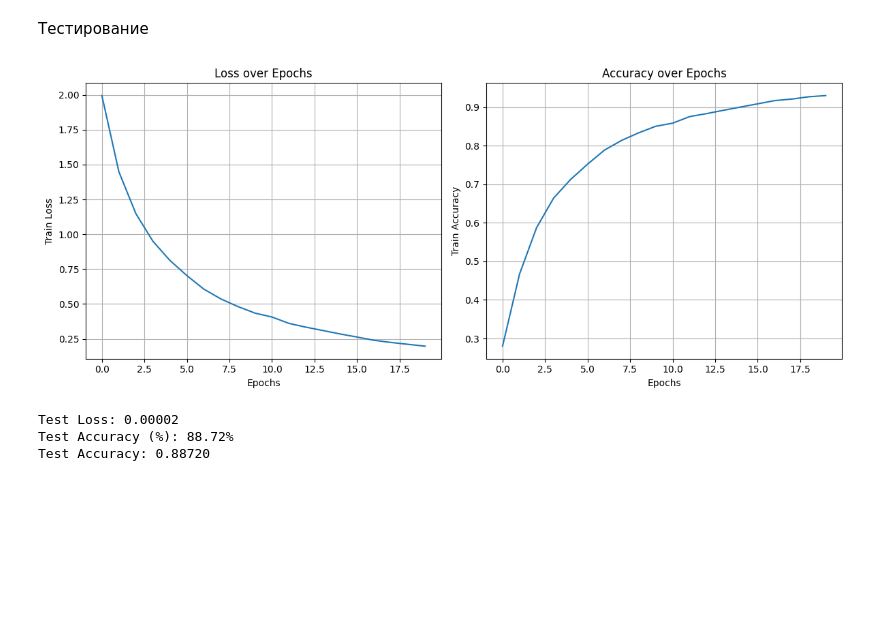
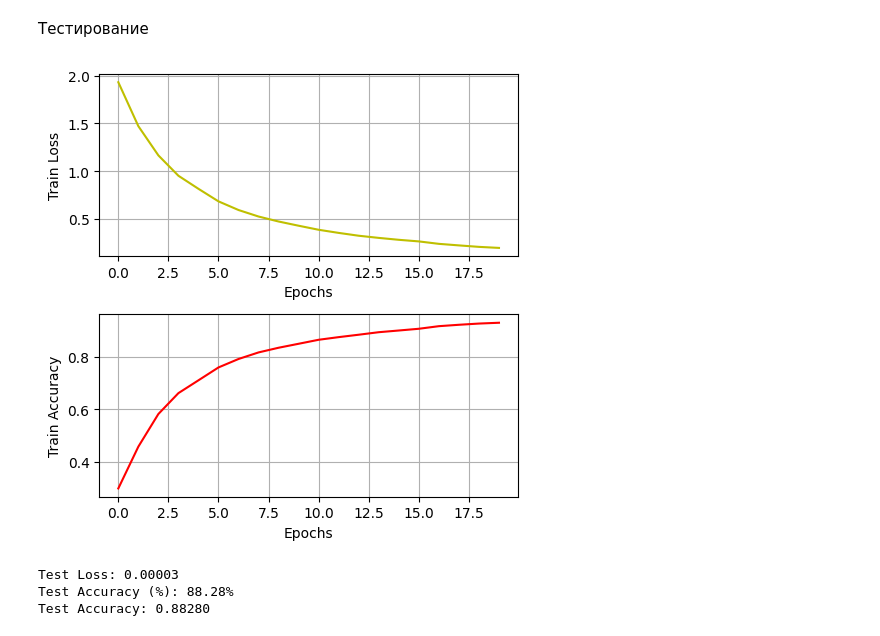
Before and after one commit to Rodimkov/deep-learning-course-practice-2024, a Jupyter notebook: laboratory_work_2/GUZANOVBG/lab2.ipynb, the cells around one changed output. Cells and saved outputs as stored; diff of their text form; code cells hidden in the pictures; blank space fills up the shorter version.

```diff
--- a/laboratory_work_2/GUZANOVBG/lab2.ipynb
+++ b/laboratory_work_2/GUZANOVBG/lab2.ipynb
@@ -52,14 +52,13 @@ transform_train = transforms.Compose([
     transforms.RandomCrop(32, padding=4),
     transforms.RandomHorizontalFlip(),
     transforms.ToTensor(),
-    #transforms.Normalize((0.5, 0.5, 0.5), (0.5, 0.5, 0.5))
-    transforms.Normalize((0.4914, 0.4822, 0.4465), (0.2470, 0.2435, 0.2616)),
+    transforms.Normalize((0.5, 0.5, 0.5), (0.5, 0.5, 0.5)),
+
 ])
 
 transform_test = transforms.Compose([
     transforms.ToTensor(),
-    #transforms.Normalize((0.5, 0.5, 0.5), (0.5, 0.5, 0.5))
-    transforms.Normalize((0.4914, 0.4822, 0.4465), (0.2470, 0.2435, 0.2616)),
+    transforms.Normalize((0.5, 0.5, 0.5), (0.5, 0.5, 0.5)),
 ])
 
 trainset = torchvision.datasets.CIFAR10(root='./data',
@@ -82,8 +81,8 @@ testloader = torch.utils.data.DataLoader(testset,
 
 #classes = ('plane', 'car', 'bird', 'cat', 'deer', 'dog', 'frog', 'horse', 'ship', 'truck')
 
-print(f'Тренировочная выборка изображений: {trainloader.dataset.data.shape}')
-print(f'Тестовая выборка изображений: {testloader.dataset.data.shape}')
+print(f'Размер обучающего набора: {trainloader.dataset.data.shape}')
+print(f'Размер тестового набора: {testloader.dataset.data.shape}')
 # %% [output]
 Files already downloaded and verified
 Files already downloaded and verified
@@ -137,16 +136,16 @@ class BasicBlock(nn.Module):
         return out
 
 class ResNet(nn.Module):
-    def __init__(self, block, num_blocks, num_classes=10):
+    def __init__(self, block, num_classes=10):
         super(ResNet, self).__init__()
         self.in_planes = 64
 
         self.conv1 = nn.Conv2d(3, 64, kernel_size=3, stride=1, padding=1, bias=False)
         self.bn1 = nn.BatchNorm2d(64)
-        self.layer1 = self._make_layer(block, 64, num_blocks[0], stride=1)
-        self.layer2 = self._make_layer(block, 128, num_blocks[1], stride=2)
-        self.layer3 = self._make_layer(block, 256, num_blocks[2], stride=2)
-        self.layer4 = self._make_layer(block, 512, num_blocks[3], stride=2)
+        self.layer1 = self._make_layer(block, 64, 2, stride=1)
+        self.layer2 = self._make_layer(block, 128, 2, stride=2)
+        self.layer3 = self._make_layer(block, 256, 2, stride=2)
+        self.layer4 = self._make_layer(block, 512, 2, stride=2)
         self.linear = nn.Linear(512, num_classes)
 
     def _make_layer(self, block, planes, num_blocks, stride):
@@ -169,7 +168,7 @@ class ResNet(nn.Module):
         return out
 
 def ResNet18():
-    return ResNet(BasicBlock, [2, 2, 2, 2])
+    return ResNet(BasicBlock)
 # %% [markdown]
 Обучение
 # %%
@@ -230,24 +229,22 @@ Epoch 20/20, Loss: 0.152, Accuracy: 0.9298, Time: 109.81
 # %% [markdown]
 Тестирование
 # %%
-fig, (ax1, ax2) = plt.subplots(1, 2, figsize=(12, 5))
+fig, (ax1, ax2) = plt.subplots(2, 1, figsize=(5, 5))
 
-ax1.plot(graphic_loss)
+ax1.plot(graphic_loss, color = 'y')
 ax1.set_xlabel('Epochs')
 ax1.set_ylabel('Train Loss')
-ax1.set_title('Loss over Epochs')
 ax1.grid(True)
 
-ax2.plot(graphic_acc)
+ax2.plot(graphic_acc, color = 'r')
 ax2.set_xlabel('Epochs')
 ax2.set_ylabel('Train Accuracy')
-ax2.set_title('Accuracy over Epochs')
 ax2.grid(True)
 
 plt.tight_layout()
 plt.show()
 # %% [output]
-[figure, old version]
+[figure, new version]
 # %%
 def test():
     model.eval()
@@ -271,6 +268,6 @@ def test():
 
 test()
 # %% [output]
-Test Loss: 0.00002
-Test Accuracy (%): 88.72%
-Test Accuracy: 0.88720
+Test Loss: 0.00003
+Test Accuracy (%): 88.28%
+Test Accuracy: 0.88280
```
Also changed, not shown: parts of 3 cells of this notebook.
